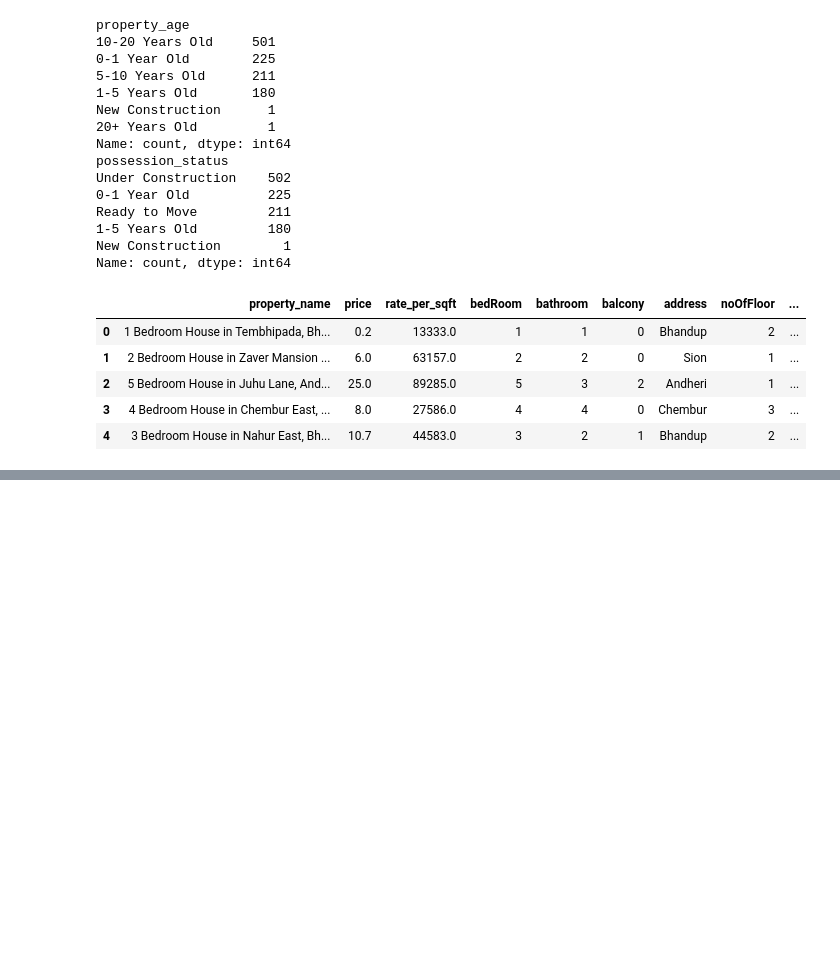
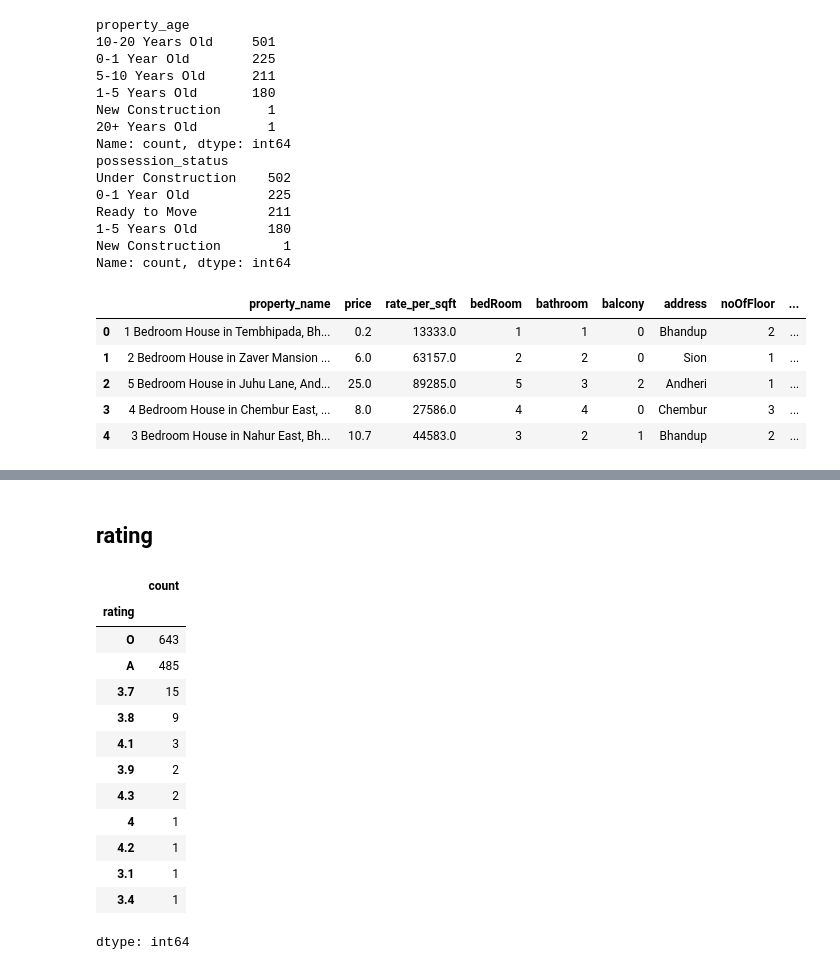
Before and after one commit to ShlokBagwe/Realytics-End-to-End-Real-Estate-Intelligence-Platform, a Jupyter notebook: Pre-Processing/House_Data_Pre_processing.ipynb, the cells around one changed output, grey strips where cells are left out. Saved outputs shown, nothing was run; the diff lists cells and outputs as text; code cells hidden in the pictures; blank space fills up the shorter version.

```diff
--- a/Pre-Processing/House_Data_Pre_processing.ipynb
+++ b/Pre-Processing/House_Data_Pre_processing.ipynb
@@ -539,0 +604,19 @@ df1.head()
+# %% [markdown]
+## rating
+# %%
+df1['rating'].value_counts()
+# %% [output]
+|  | count |
+| rating |  |
+| O | 643 |
+| A | 485 |
+| 3.7 | 15 |
+| 3.8 | 9 |
+| 4.1 | 3 |
+| 3.9 | 2 |
+| 4.3 | 2 |
+| 4 | 1 |
+| 4.2 | 1 |
+| 3.1 | 1 |
+| 3.4 | 1 |
+dtype: int64
```
Also changed, not shown: parts of 14 cells of this notebook.
